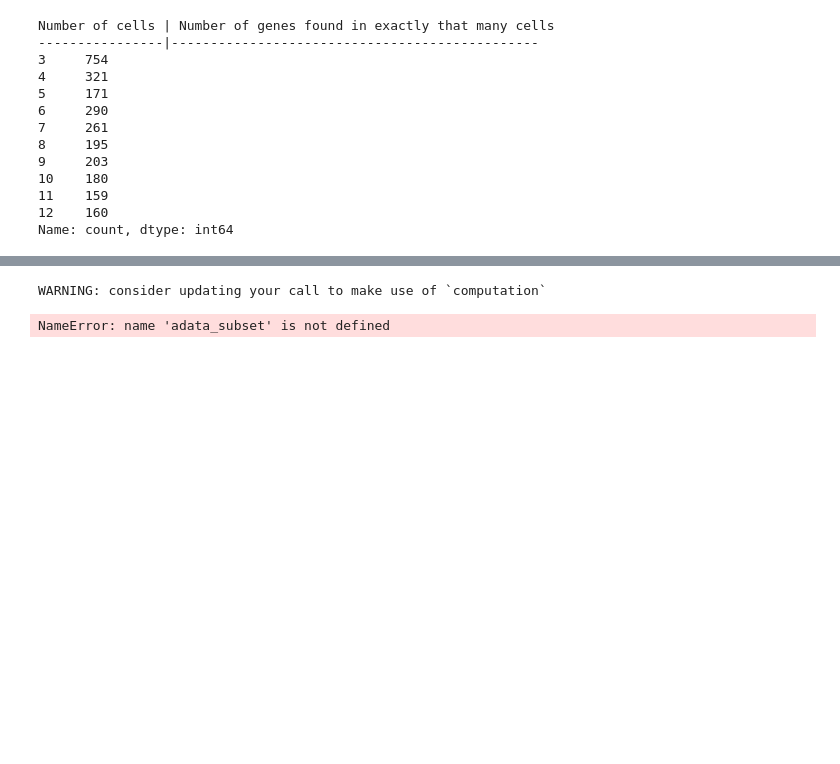
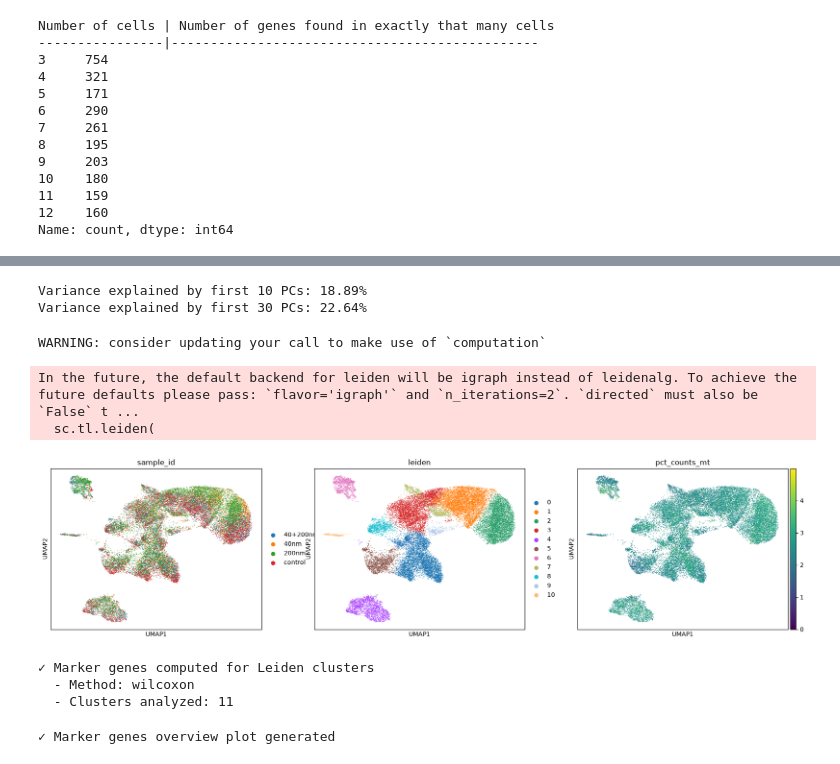
Before and after one commit to jovanrajsic/gi-2026, a Jupyter notebook: 01_preprocessing.ipynb, the cells around one changed output, grey strips where cells are left out. Cells and saved outputs as stored; diff of their text form; code cells hidden in the pictures; blank space fills up the shorter version.

```diff
--- a/01_preprocessing.ipynb
+++ b/01_preprocessing.ipynb
@@ -76,5 +141,51 @@ adata = run_pca(adata)
+# %%
+# Calculate variance explained by each PC
+variance_ratio = adata.uns['pca']['variance_ratio']
+print(f"\nVariance explained by first 10 PCs: {100 * variance_ratio[:10].sum():.2f}%")
+print(f"Variance explained by first 30 PCs: {100 * variance_ratio[:30].sum():.2f}%")
+# %% [output]
+Variance explained by first 10 PCs: 18.89%
+Variance explained by first 30 PCs: 22.64%
 # %%
 adata = run_clustering(adata)
+
+n_clusters = adata.obs['leiden'].nunique()
 # %% [output]
 WARNING: consider updating your call to make use of `computation`
-NameError: name 'adata_subset' is not defined
+In the future, the default backend for leiden will be igraph instead of leidenalg. To achieve the future defaults please pass: `flavor='igraph'` and `n_iterations=2`. `directed` must also be `False` t ...
+  sc.tl.leiden(
+[figure, added]
+# %%
+# Find marker genes for Leiden clusters
+sc.tl.rank_genes_groups(
+    adata,
+    groupby='leiden',  # Group by Leiden clusters
+    method='wilcoxon',  # Statistical test method - does not assume normal distribution, compares medians rather than mean
+    key_added='rank_genes_leiden',
+    use_raw=False,
+    layer='norm_log'
+)
+
+print("✓ Marker genes computed for Leiden clusters")
+print(f"  - Method: wilcoxon")
+print(f"  - Clusters analyzed: {n_clusters}")
+# %% [output]
+✓ Marker genes computed for Leiden clusters
+  - Method: wilcoxon
+  - Clusters analyzed: 11
+# %%
+# Overview plot of top marker genes
+sc.pl.rank_genes_groups(
+    adata,
+    n_genes=20,
+    sharey=False,
+    key='rank_genes_leiden',
+    show=False
+)
+
+plt.savefig('results/marker_genes.png')
+plt.close()
+
+print("\n✓ Marker genes overview plot generated")
+# %% [output]
+✓ Marker genes overview plot generated
```
Also changed, not shown: parts of 9 cells of this notebook, 3 other files.
